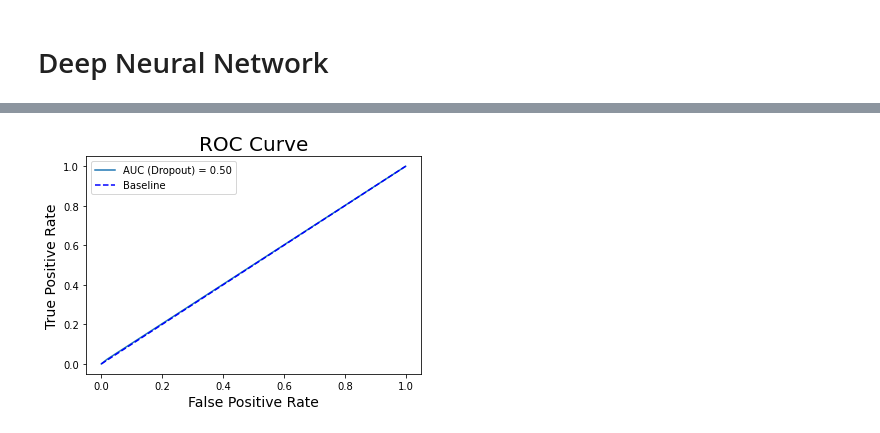
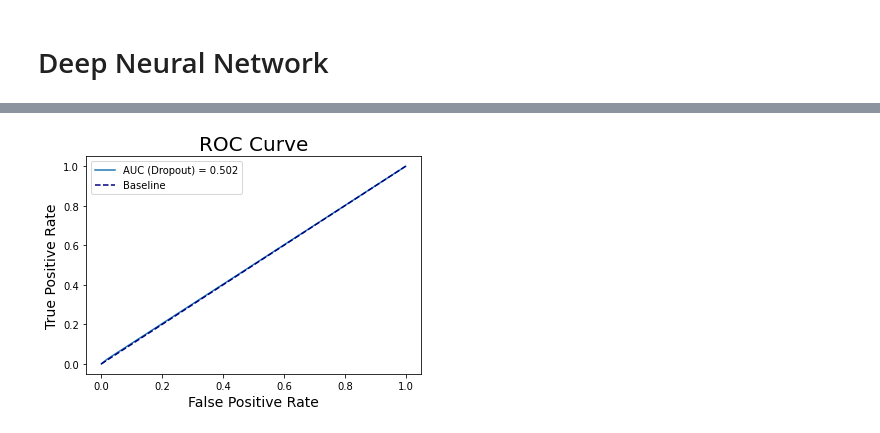
Before and after one commit to cynthiacc512/undergraduate-thesis-stroke-prediction-dnn-scratch-library, a Jupyter notebook: DNN_Scratch.ipynb, the cells around one changed output, grey strips where cells are left out. Saved outputs shown, nothing was run; the diff lists cells and outputs as text; code cells hidden in the pictures.

```diff
--- a/DNN_Scratch.ipynb
+++ b/DNN_Scratch.ipynb
@@ -409,18 +490,23 @@ class DeepNeuralNetwork:
 # %%
 scaler_csl = StandardScaler()
 # %%
-DNN = DeepNeuralNetwork(X, x_test_scaled, y, y2, 10, 5) #units, hl
+DNN = DeepNeuralNetwork(X, x_test_scaled, y, y2, 5, 5, 0) #units, hl, gmean
 for i in range(10): #looping epoch
   print ("Epoch: " + str(i+1))
   forward = DNN.forward_prop(5)
   print ("Loss: " + str(np.mean(np.square(y - forward)))) # mean sum squared loss
 
 
-  # csl = forward + (42336/781)
-  # csl = scaler_csl.fit_transform(csl)
-  # print(csl)
+  csl = forward + (42336/781)
+  csl = scaler_csl.fit_transform(csl)
+  csl_max = np.max(csl)
 
+  class_weights = {0: 1.0, 1: csl_max}
+  compute_class_weight(class_weights, classes=np.arange(2), y=np.array(y_test))
+
+  # DNN.train(X, y, 5, class_weights)
   DNN.train(X, y, 5)
+
   DNN.hitung_akurasi(X,y)
 DNN.akurasi_testing(x_test_scaled,y2)
 # %% [output]
@@ -444,6 +516,6 @@ G-mean: nan
 # %%
 class DeepNeuralNetworkDropout:
-  def __init__(self, x,x_test_scaled,y, y2, units, hidden_layer, rate):
+  def __init__(self, x,x_test_scaled,y, y2, units, hidden_layer, rate, gmean):
     np.random.seed(42)
 
     self.weights = {}
@@ -451,6 +523,7 @@ class DeepNeuralNetworkDropout:
     self.neuron_input = self.input.shape[1]
     self.neuron_output = 1
     self.rate = rate
+    self.gmean = gmean
     self.mask = []
 
     for i in range(hidden_layer):
@@ -467,7 +540,7 @@ class DeepNeuralNetworkDropout:
 
     self.layer[0] = tanh(np.dot(self.input, self.weights[0]))
     self.D[0] = np.random.rand(self.layer[0].shape[0],self.layer[0].shape[1])
-    self.D[0] = (self.D[0] < self.rate)
+    self.D[0] = (self.D[0] < 0.1) #rate awal 0.1
     self.layer[0] = self.layer[0] * self.D[0]
     self.layer[0] = self.layer[0] / self.rate
 
@@ -521,11 +594,18 @@ class DeepNeuralNetworkDropout:
     counter = 0
 
     for i in range(len(y)):
-      if self.output[i] >= 0.5:
-        prediksi = 1
+      if np.isnan(self.gmean):
+        if self.output[i] >= 0.5:
+          prediksi = 1
+        else:
+          prediksi = 0
+        predictions.append(prediksi)
       else:
-        prediksi = 0
-      predictions.append(prediksi)
+        if self.output[i] >= self.gmean:
+          prediksi = 1
+        else:
+          prediksi = 0
+        predictions.append(prediksi)
 
       if predictions[i] == y[i]:
         counter = counter+1
@@ -538,30 +618,38 @@ class DeepNeuralNetworkDropout:
     false_positive = cm[0,1]
     false_negative = cm[1,0]
 
-    auc = roc_auc_score(predictions, y)
-    print('\n')
-
     tpr = true_positive / (true_positive + false_negative)
     fpr = false_positive / (false_positive + true_negative)
     gmean = math.sqrt(tpr*(1-fpr))
+    self.gmean = gmean
 
-    print('G-mean: '+ str(gmean))
+    print('G-mean: '+ str(self.gmean))
+    print('Akurasi: '+ str(akurasi))
 
-
-    print('Akurasi: '+ str(akurasi))
+    return self.gmean
 
   def akurasi_testing(self, x_test_scaled, y2):
     predictions = []
     counter = 0
 
+    print('G-mean2: '+ str(self.gmean))
+
     for i in range(len(y2)):
-      if self.output[i] >= 0.5:
-        prediksi = 1
+      if np.isnan(self.gmean):
+        if self.output[i] >= 0.5:
+          prediksi = 1
+        else:
+          prediksi = 0
+        predictions.append(prediksi)
       else:
-        prediksi = 0
-      predictions.append(prediksi)
+        if self.output[i] >= self.gmean:
+          prediksi = 1
+        else:
+          prediksi = 0
+        predictions.append(prediksi)
 
-      if predictions[i] == y2[i]:
+
+      if predictions[i] == y[i]:
         counter = counter+1
 
     akurasi = (counter/len(y2)) * 100
@@ -587,26 +675,26 @@ class DeepNeuralNetworkDropout:
 
     tpr = true_positive / (true_positive + false_negative)
     fpr = false_positive / (false_positive + true_negative)
-    gmean = math.sqrt(tpr*(1-fpr))
+    gmean_testing = math.sqrt(tpr*(1-fpr))
 
     acc = (true_positive + true_negative) / (true_positive + false_negative + true_negative + false_positive)
 
     print('TPR: '+ str(tpr))
     print('FPR: '+ str(fpr))
-    print('G-mean: '+ str(gmean))
+    print('G-mean: '+ str(gmean_testing))
     print('acc: '+ str(acc))
 
 
     fpr2, tpr2, thres2 = roc_curve(predictions, y2)
 
-    plt.plot(fpr2, tpr2, label=f'AUC (Dropout) = {auc:.2f}')
-    plt.plot([0, 1], [0, 1], color='blue', linestyle='--', label='Baseline')
+    plt.plot(fpr2, tpr2, label=f'AUC (Dropout) = {auc:.3f}')
+    plt.plot([0, 1], [0, 1], color='navy', linestyle='--', label='Baseline')
     plt.title('ROC Curve', size=20)
     plt.xlabel('False Positive Rate', size=14)
     plt.ylabel('True Positive Rate', size=14)
     plt.legend();
 
-DNN_dropout = DeepNeuralNetworkDropout(X, x_test_scaled, y, y2, 5, 5, 0.8) #units, hl, rate
+DNN_dropout = DeepNeuralNetworkDropout(X, x_test_scaled, y, y2, 5, 5, 0.5, 0) #units, hl, rate, gmean
 for i in range(10):
   print ("Epoch: " + str(i+1))
   forward = DNN_dropout.forward_prop(5)
@@ -618,11 +706,8 @@ for i in range(10):
   csl_max = np.max(csl)
 
   class_weights = {0: 1.0, 1: csl_max}
-  cw = compute_class_weight(class_weights, classes=np.arange(2), y=np.array(y_test))
+  compute_class_weight(class_weights, classes=np.arange(2), y=np.array(y_test))
 
-  print('---------------')
-  print(cw)
-  print('---------------')
 
   DNN_dropout.train(X, y, 5)
 
@@ -649 +736 @@ acc: 0.42891929499072357
-[figure, old version]
+[figure, new version]
```
Also changed, not shown: parts of 5 cells of this notebook.
